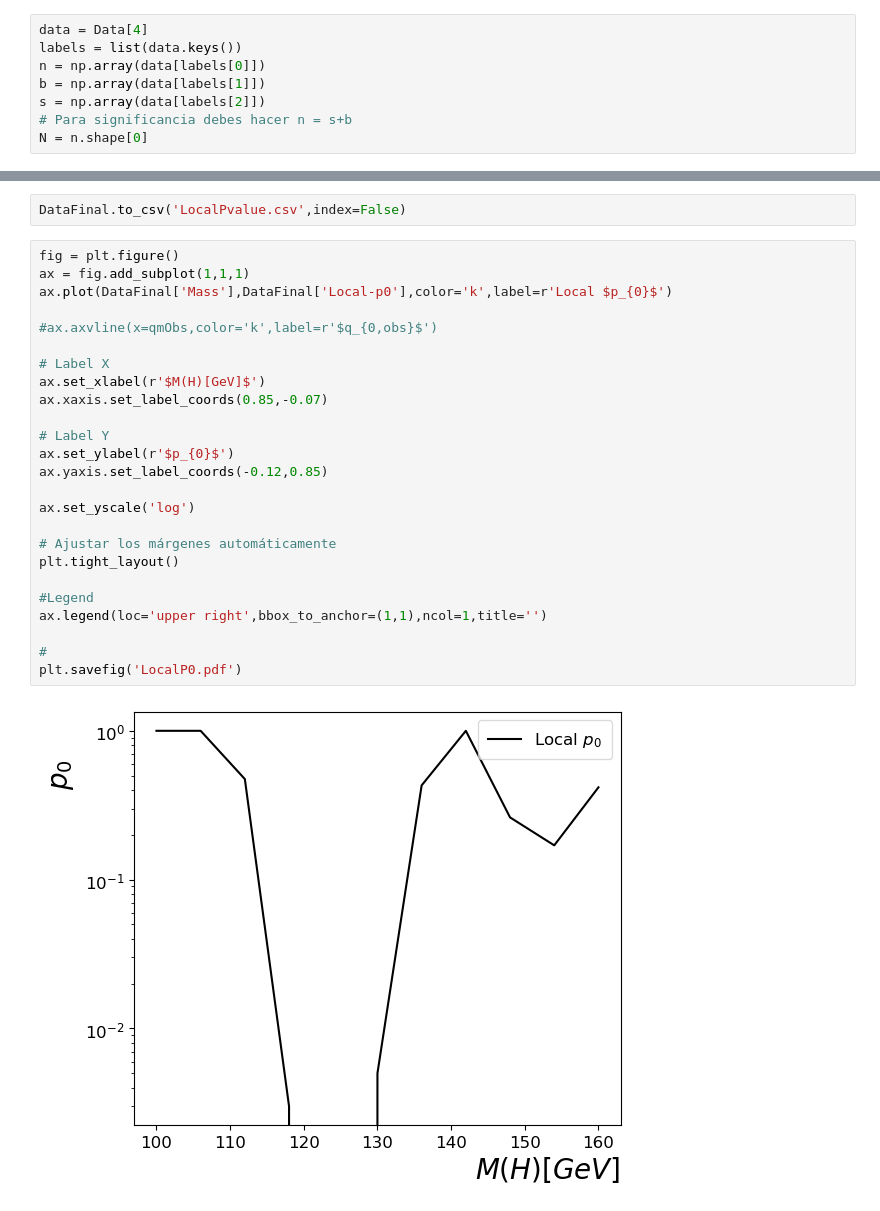
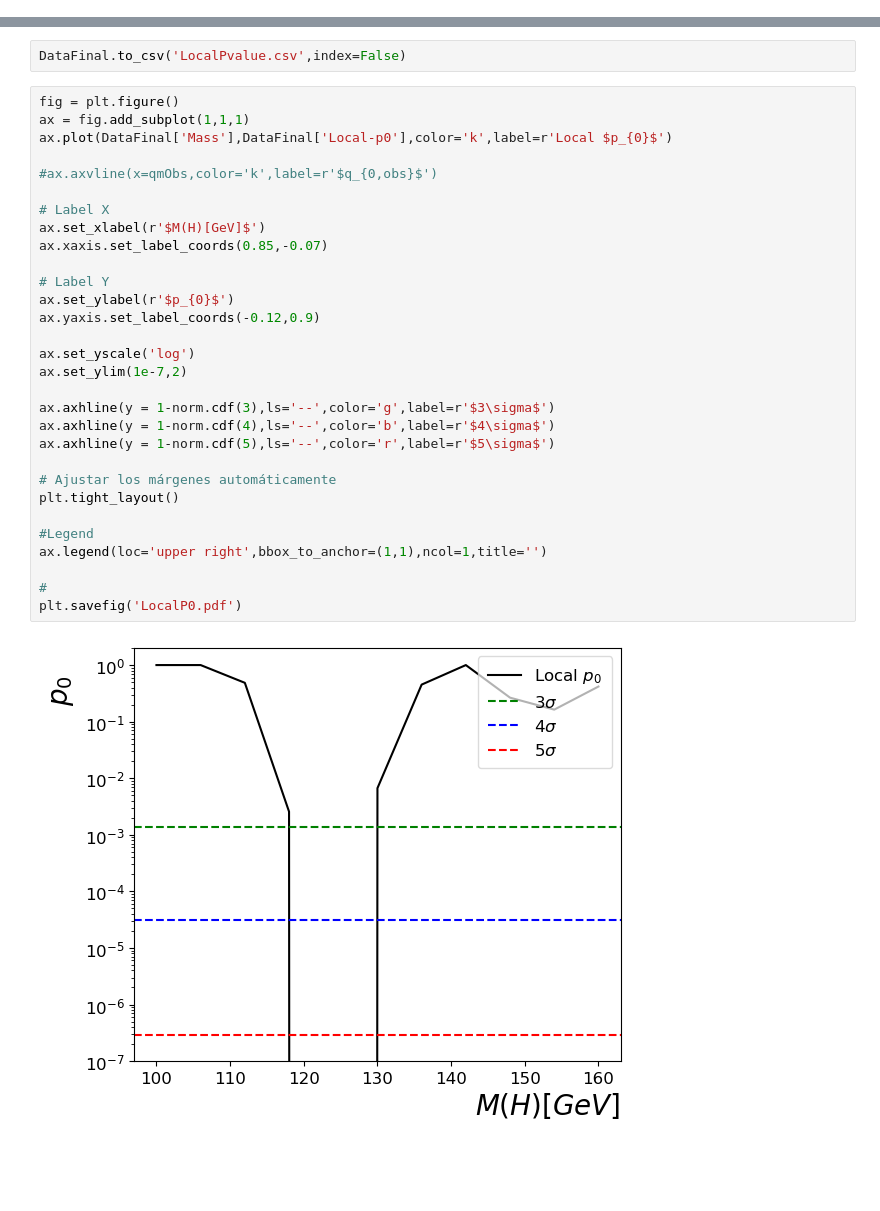
Before and after one commit to asegura4488/StatsHEP, a Jupyter notebook: MultiChannel/LHC/Significance_pvalue.ipynb, the cells around one changed output, grey strips where cells are left out. Saved outputs shown, nothing was run; the diff lists cells and outputs as text; blank space fills up the shorter version.

```diff
--- a/MultiChannel/LHC/Significance_pvalue.ipynb
+++ b/MultiChannel/LHC/Significance_pvalue.ipynb
@@ -200,13 +200,5 @@ def GetPValue(data,Qobs):
     p_value = count_above_threshold / data.shape[0]
 
     return p_value
-# %%
-data = Data[4]
-labels = list(data.keys())
-n = np.array(data[labels[0]])
-b = np.array(data[labels[1]])
-s = np.array(data[labels[2]])
-# Para significancia debes hacer n = s+b
-N = n.shape[0]
 # %%
 p0 = GetPValue(q0,qmObs)
@@ -282,27 +274,32 @@ DataFinal.to_csv('LocalPvalue.csv',index=False)
 # %%
 fig = plt.figure()
 ax = fig.add_subplot(1,1,1)
 ax.plot(DataFinal['Mass'],DataFinal['Local-p0'],color='k',label=r'Local $p_{0}$')
 
 #ax.axvline(x=qmObs,color='k',label=r'$q_{0,obs}$')
 
 # Label X
 ax.set_xlabel(r'$M(H)[GeV]$')
 ax.xaxis.set_label_coords(0.85,-0.07)
 
 # Label Y
 ax.set_ylabel(r'$p_{0}$')
-ax.yaxis.set_label_coords(-0.12,0.85)
+ax.yaxis.set_label_coords(-0.12,0.9)
 
 ax.set_yscale('log')
+ax.set_ylim(1e-7,2)
+
+ax.axhline(y = 1-norm.cdf(3),ls='--',color='g',label=r'$3\sigma$')
+ax.axhline(y = 1-norm.cdf(4),ls='--',color='b',label=r'$4\sigma$')
+ax.axhline(y = 1-norm.cdf(5),ls='--',color='r',label=r'$5\sigma$')
 
 # Ajustar los márgenes automáticamente
 plt.tight_layout()
 
 #Legend
 ax.legend(loc='upper right',bbox_to_anchor=(1,1),ncol=1,title='')
 
 #
 plt.savefig('LocalP0.pdf')
 # %% [output]
-[figure, old version]
+[figure, new version]
```
Also changed, not shown: parts of 5 cells of this notebook.
